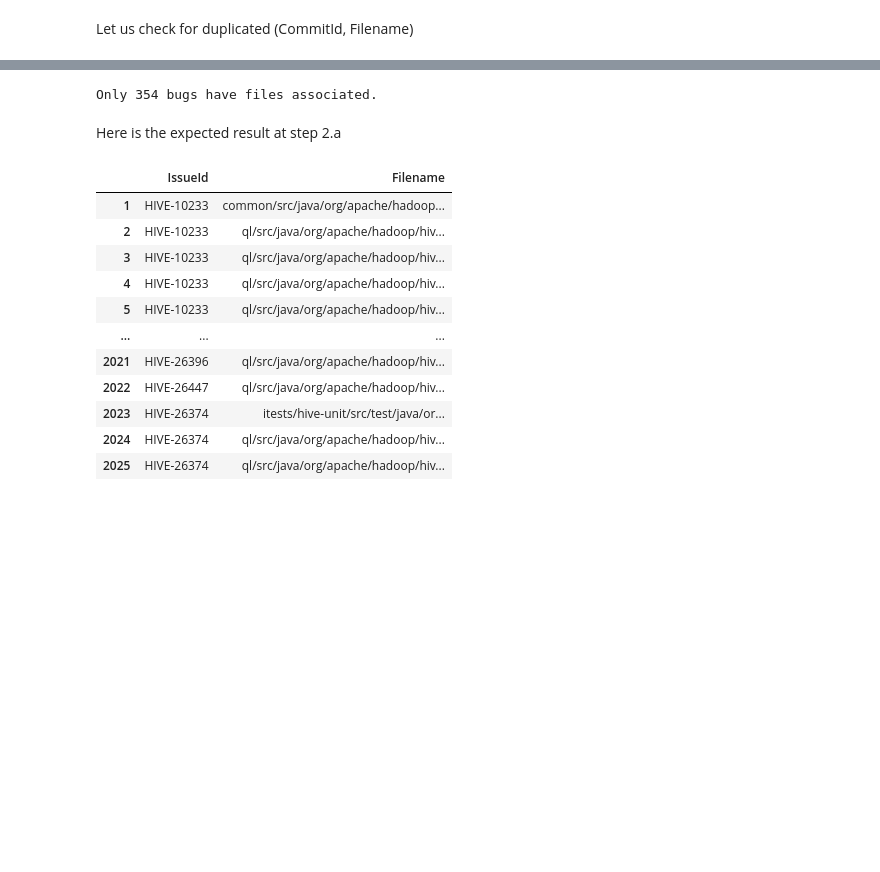
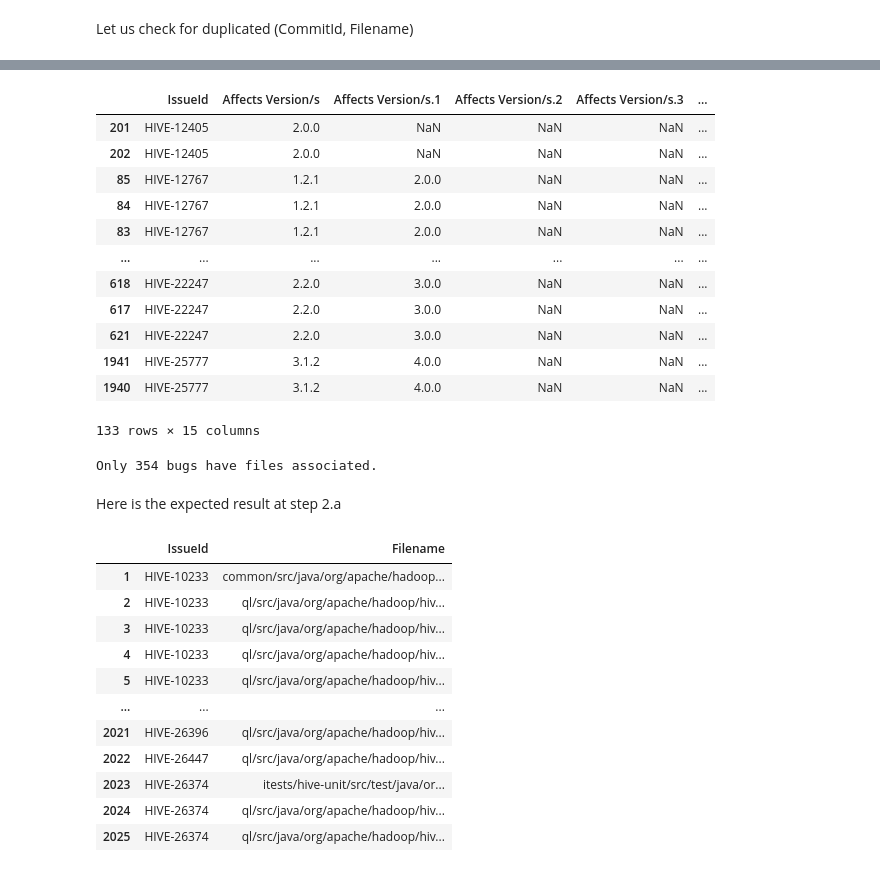
Before and after one commit to ahenrij/ets-mgl869-hive, a Jupyter notebook: src/lab/notebooks/matching.ipynb, the cells around one changed output, grey strips where cells are left out. Drawn from its saved outputs; the diff is of its cells as text; code cells hidden in the pictures; blank space fills up the shorter version.

```diff
--- a/src/lab/notebooks/matching.ipynb
+++ b/src/lab/notebooks/matching.ipynb
@@ -106,3 +137,19 @@ bugs_files_.duplicated
+# %%
+bugs_files_[bugs_files_["Fix Version/s"].isna()]
+# %% [output]
+|  | IssueId | Affects Version/s | Affects Version/s.1 | Affects Version/s.2 | Affects Version/s.3 | ... |
+| 201 | HIVE-12405 | 2.0.0 | NaN | NaN | NaN | ... |
+| 202 | HIVE-12405 | 2.0.0 | NaN | NaN | NaN | ... |
+| 85 | HIVE-12767 | 1.2.1 | 2.0.0 | NaN | NaN | ... |
+| 84 | HIVE-12767 | 1.2.1 | 2.0.0 | NaN | NaN | ... |
+| 83 | HIVE-12767 | 1.2.1 | 2.0.0 | NaN | NaN | ... |
+| ... | ... | ... | ... | ... | ... | ... |
+| 618 | HIVE-22247 | 2.2.0 | 3.0.0 | NaN | NaN | ... |
+| 617 | HIVE-22247 | 2.2.0 | 3.0.0 | NaN | NaN | ... |
+| 621 | HIVE-22247 | 2.2.0 | 3.0.0 | NaN | NaN | ... |
+| 1941 | HIVE-25777 | 3.1.2 | 4.0.0 | NaN | NaN | ... |
+| 1940 | HIVE-25777 | 3.1.2 | 4.0.0 | NaN | NaN | ... |
+133 rows × 15 columns
 # %%
 print(f"Only {len(bugs_files_['IssueId'].unique())} bugs have files associated.")
 # %% [output]
```
Also changed, not shown: parts of 7 cells of this notebook, 18 other files.
